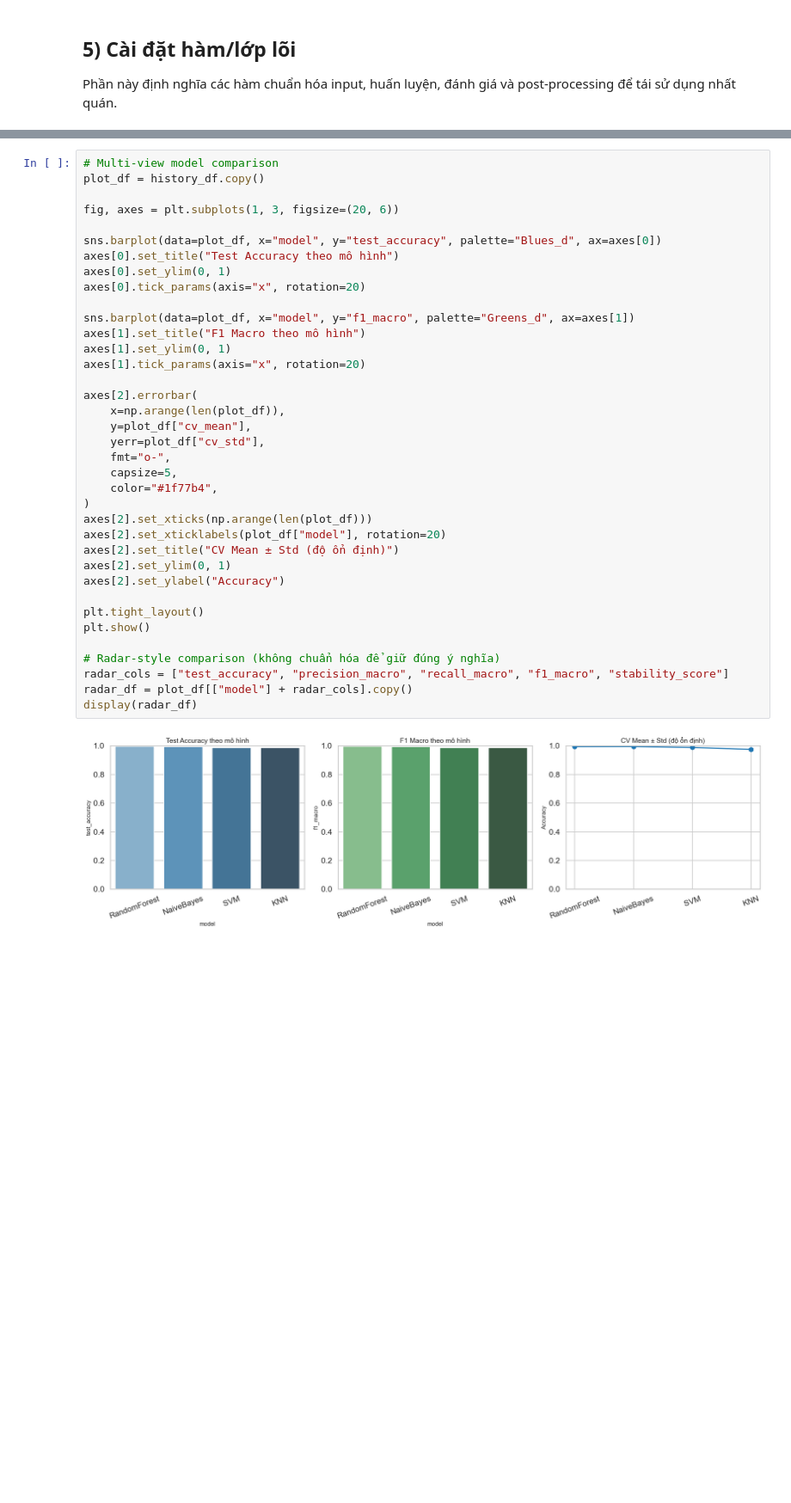
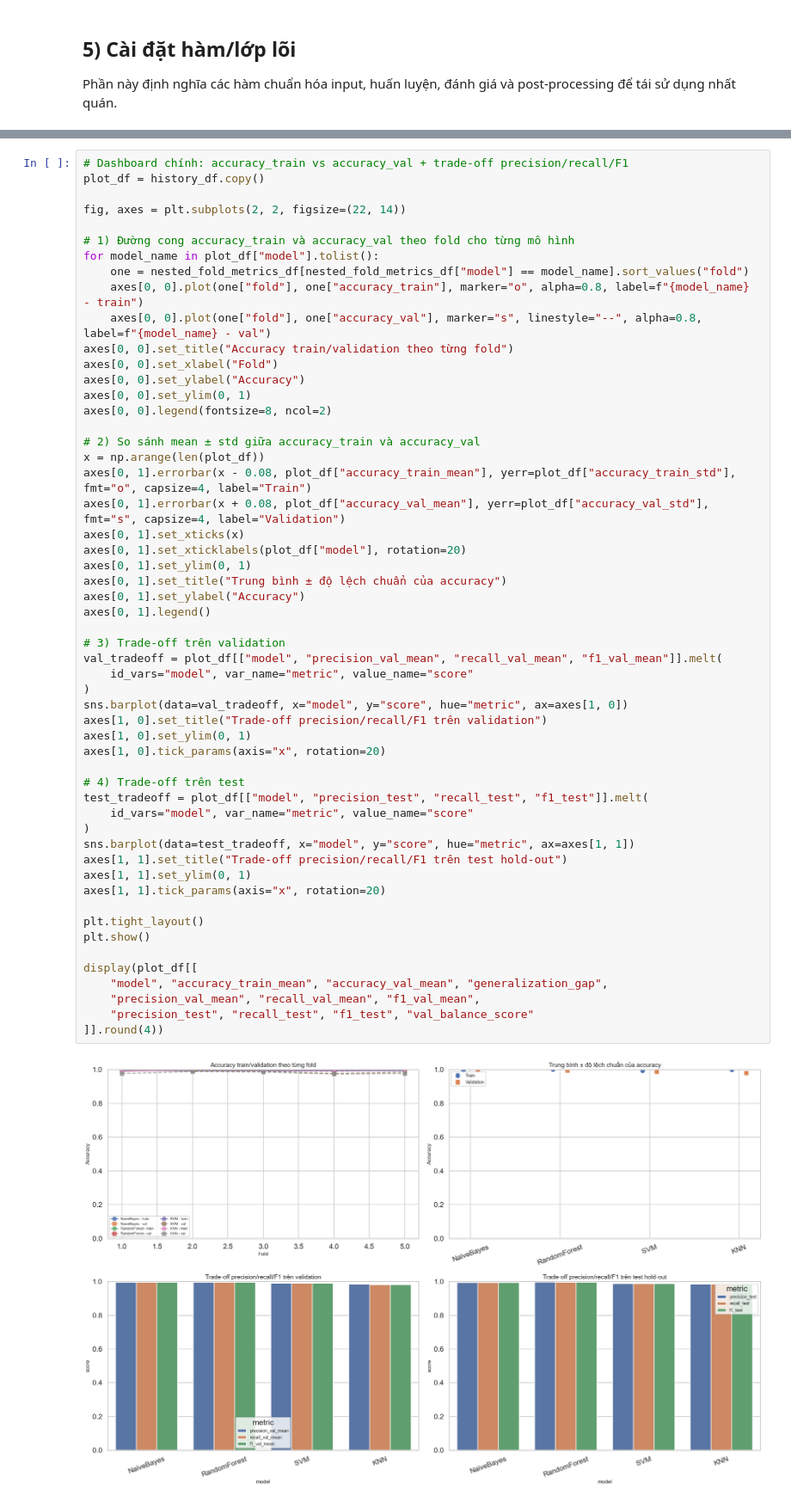
Before and after one commit to flyingdoggoo/Smart-Farming, a Jupyter notebook: ml/train_crop_recommendation_v2.ipynb, the cells around one changed output, grey strips where cells are left out. Shown at 86% size. Drawn from its saved outputs; the diff is of its cells as text; blank space fills up the shorter version.

```diff
--- a/ml/train_crop_recommendation_v2.ipynb
+++ b/ml/train_crop_recommendation_v2.ipynb
@@ -557,39 +884,56 @@ Mục tiêu là đánh giá đa chiều:
 # %%
-# Multi-view model comparison
+# Dashboard chính: accuracy_train vs accuracy_val + trade-off precision/recall/F1
 plot_df = history_df.copy()
 
-fig, axes = plt.subplots(1, 3, figsize=(20, 6))
+fig, axes = plt.subplots(2, 2, figsize=(22, 14))
 
-sns.barplot(data=plot_df, x="model", y="test_accuracy", palette="Blues_d", ax=axes[0])
-axes[0].set_title("Test Accuracy theo mô hình")
-axes[0].set_ylim(0, 1)
-axes[0].tick_params(axis="x", rotation=20)
+# 1) Đường cong accuracy_train và accuracy_val theo fold cho từng mô hình
+for model_name in plot_df["model"].tolist():
+    one = nested_fold_metrics_df[nested_fold_metrics_df["model"] == model_name].sort_values("fold")
+    axes[0, 0].plot(one["fold"], one["accuracy_train"], marker="o", alpha=0.8, label=f"{model_name} - train")
+    axes[0, 0].plot(one["fold"], one["accuracy_val"], marker="s", linestyle="--", alpha=0.8, label=f"{model_name} - val")
+axes[0, 0].set_title("Accuracy train/validation theo từng fold")
+axes[0, 0].set_xlabel("Fold")
+axes[0, 0].set_ylabel("Accuracy")
+axes[0, 0].set_ylim(0, 1)
+axes[0, 0].legend(fontsize=8, ncol=2)
 
-sns.barplot(data=plot_df, x="model", y="f1_macro", palette="Greens_d", ax=axes[1])
-axes[1].set_title("F1 Macro theo mô hình")
-axes[1].set_ylim(0, 1)
-axes[1].tick_params(axis="x", rotation=20)
+# 2) So sánh mean ± std giữa accuracy_train và accuracy_val
+x = np.arange(len(plot_df))
+axes[0, 1].errorbar(x - 0.08, plot_df["accuracy_train_mean"], yerr=plot_df["accuracy_train_std"], fmt="o", capsize=4, label="Train")
+axes[0, 1].errorbar(x + 0.08, plot_df["accuracy_val_mean"], yerr=plot_df["accuracy_val_std"], fmt="s", capsize=4, label="Validation")
+axes[0, 1].set_xticks(x)
+axes[0, 1].set_xticklabels(plot_df["model"], rotation=20)
+axes[0, 1].set_ylim(0, 1)
+axes[0, 1].set_title("Trung bình ± độ lệch chuẩn của accuracy")
+axes[0, 1].set_ylabel("Accuracy")
+axes[0, 1].legend()
 
-axes[2].errorbar(
-    x=np.arange(len(plot_df)),
-    y=plot_df["cv_mean"],
-    yerr=plot_df["cv_std"],
-    fmt="o-",
-    capsize=5,
-    color="#1f77b4",
+# 3) Trade-off trên validation
+val_tradeoff = plot_df[["model", "precision_val_mean", "recall_val_mean", "f1_val_mean"]].melt(
+    id_vars="model", var_name="metric", value_name="score"
 )
-axes[2].set_xticks(np.arange(len(plot_df)))
-axes[2].set_xticklabels(plot_df["model"], rotation=20)
-axes[2].set_title("CV Mean ± Std (độ ổn định)")
-axes[2].set_ylim(0, 1)
-axes[2].set_ylabel("Accuracy")
+sns.barplot(data=val_tradeoff, x="model", y="score", hue="metric", ax=axes[1, 0])
+axes[1, 0].set_title("Trade-off precision/recall/F1 trên validation")
+axes[1, 0].set_ylim(0, 1)
+axes[1, 0].tick_params(axis="x", rotation=20)
+
+# 4) Trade-off trên test
+test_tradeoff = plot_df[["model", "precision_test", "recall_test", "f1_test"]].melt(
+    id_vars="model", var_name="metric", value_name="score"
+)
+sns.barplot(data=test_tradeoff, x="model", y="score", hue="metric", ax=axes[1, 1])
+axes[1, 1].set_title("Trade-off precision/recall/F1 trên test hold-out")
+axes[1, 1].set_ylim(0, 1)
+axes[1, 1].tick_params(axis="x", rotation=20)
 
 plt.tight_layout()
 plt.show()
 
-# Radar-style comparison (không chuẩn hóa để giữ đúng ý nghĩa)
-radar_cols = ["test_accuracy", "precision_macro", "recall_macro", "f1_macro", "stability_score"]
-radar_df = plot_df[["model"] + radar_cols].copy()
-display(radar_df)
+display(plot_df[[
+    "model", "accuracy_train_mean", "accuracy_val_mean", "generalization_gap",
+    "precision_val_mean", "recall_val_mean", "f1_val_mean",
+    "precision_test", "recall_test", "f1_test", "val_balance_score"
+]].round(4))
 # %% [output]
-[figure, old version]
+[figure, new version]
```
Also changed, not shown: parts of 25 cells of this notebook, 13 other files.
